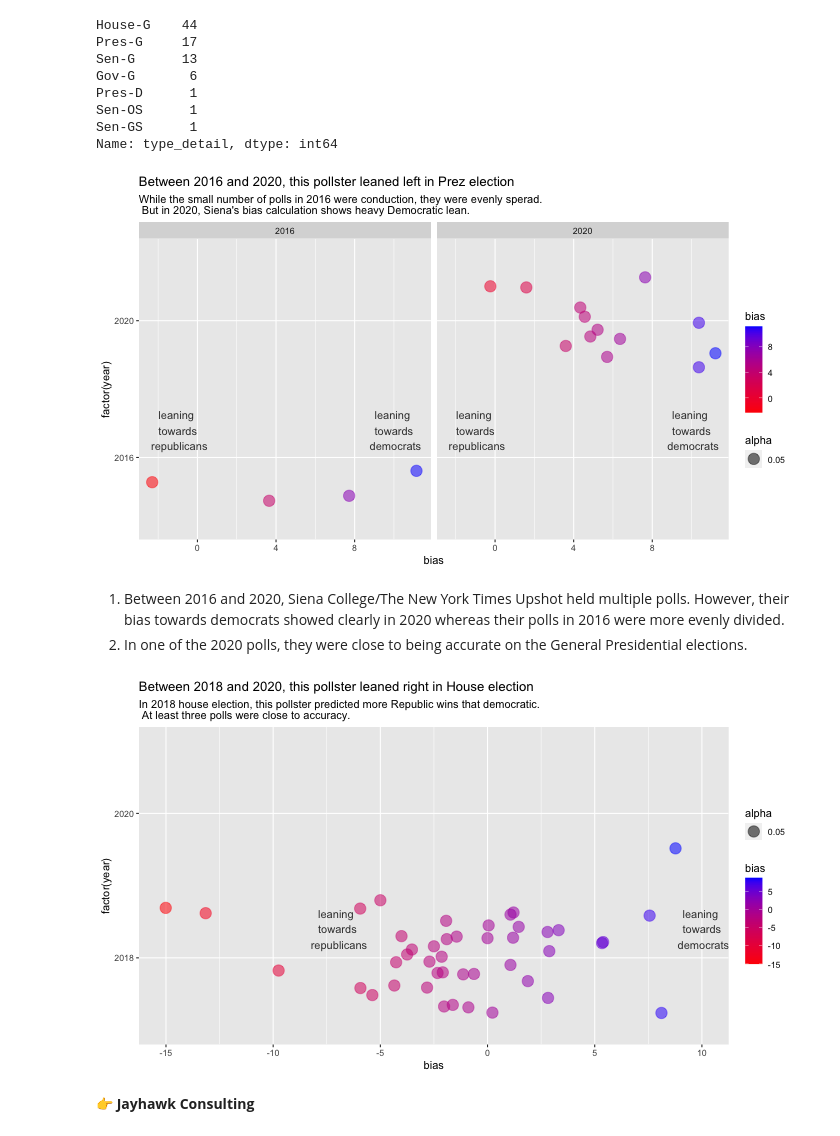
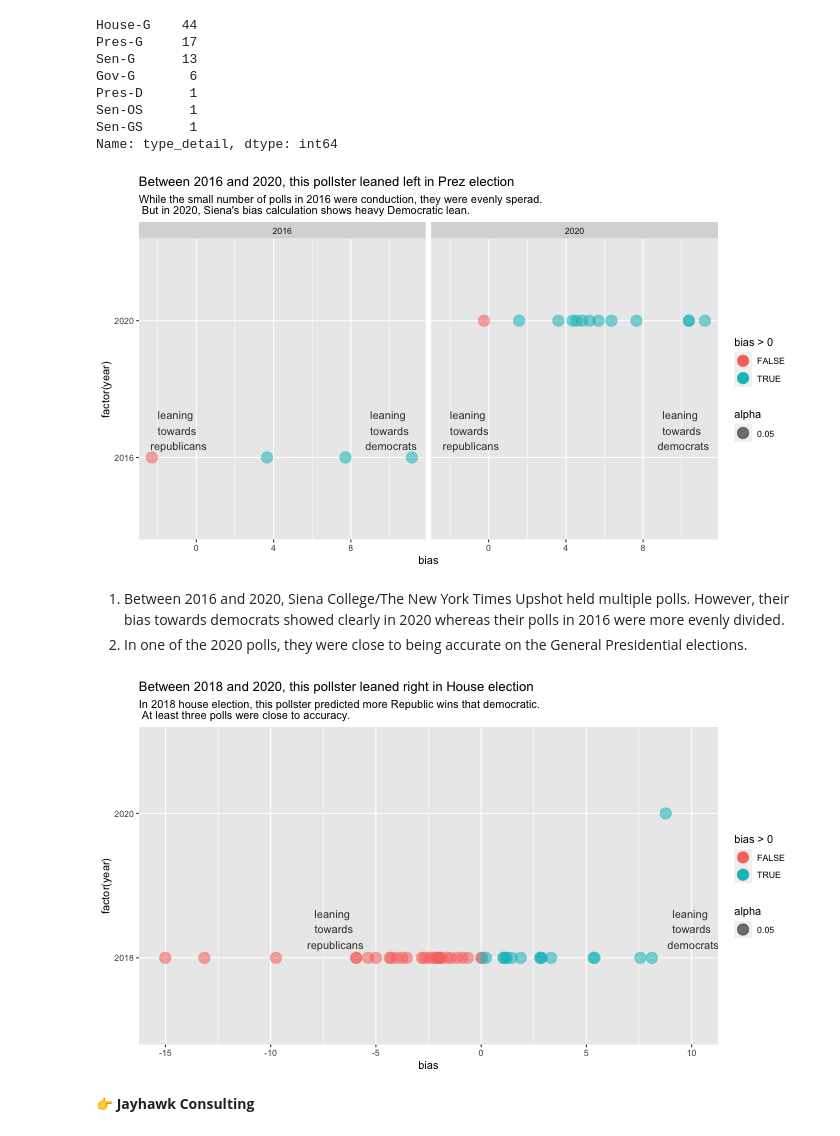
Before and after one commit to data4news-students/polling-exploration-vivek-shalaka, a Jupyter notebook: notebook-3.ipynb, the cells around one changed output. Cells and saved outputs as stored; diff of their text form; code cells hidden in the pictures.

```diff
--- a/notebook-3.ipynb
+++ b/notebook-3.ipynb
@@ -120,26 +158,29 @@ df_siena <- df %>%
 
 # a basic histogram
 ggplot(df_siena) +
-    aes(x=bias,y=factor(year), alpha=0.05, color=bias) +
-    geom_jitter(cex=5) + facet_wrap(~year) + scale_color_gradient(low="red", high="blue") + annotate("text", label="leaning \n towards \n republicans", x=-1, y=1.2, colour="black", alpha=0.8) +
+    aes(x=bias,y=factor(year), alpha=0.05, color=bias>0) +
+    geom_point(size=5) + facet_wrap(~year) + #scale_color_gradient(low="red", high="blue") +
+    annotate("text", label="leaning \n towards \n republicans", x=-1, y=1.2, colour="black", alpha=0.8) +
     annotate("text", label="leaning \n towards \n democrats", x=10, y=1.2, colour="black", alpha=0.8) + labs(title="Between 2016 and 2020, this pollster leaned left in Prez election", subtitle="While the small number of polls in 2016 were conduction, they were evenly sperad.\n But in 2020, Siena's bias calculation shows heavy Democratic lean.")
 # %% [output]
-[figure, old version]
+[figure, new version]
 # %% [markdown]
 1. Between 2016 and 2020, Siena College/The New York Times Upshot held multiple polls. However, their bias towards democrats showed clearly in 2020 whereas their polls in 2016 were more evenly divided.
 2. In one of the 2020 polls, they were close to being accurate on the General Presidential elections.
 # %%
 %%R -w 700 -h 400
 
 df_siena <- df %>%
-    filter(pollster=='Siena College/The New York Times Upshot',type_detail=='House-G') # Filter data to polls in presidential general elections only
+    filter(pollster=='Siena College/The New York Times Upshot', type_detail=='House-G') # Filter data to polls in presidential general elections only
 
 ggplot(df_siena) +
-    aes(x=bias,y=factor(year), size=bias, alpha=0.05, color=bias) +
-    geom_jitter(cex=5) + scale_color_gradient(low="red", high="blue") + annotate("text", label="leaning \n towards \n republicans", x=-7, y=1.2, colour="black", alpha=0.8) +
-    annotate("text", label="leaning \n towards \n democrats", x=10, y=1.2, colour="black", alpha=0.8) + labs(title="Between 2018 and 2020, this pollster leaned right in House election", subtitle="In 2018 house election, this pollster predicted more Republic wins that democratic.\n At least three polls were close to accuracy.")
+    aes(x=bias, y=factor(year), alpha=0.05, color=bias>0) +
+    geom_point(size=5) + #scale_color_gradient2(low="red", high="blue", mid='white', midpoint=0) +
+    annotate("text", label="leaning \n towards \n republicans", x=-7, y=1.2, colour="black", alpha=0.8) +
+    annotate("text", label="leaning \n towards \n democrats", x=10, y=1.2, colour="black", alpha=0.8) +
+    labs(title="Between 2018 and 2020, this pollster leaned right in House election", subtitle="In 2018 house election, this pollster predicted more Republic wins that democratic.\n At least three polls were close to accuracy.")
 # %% [output]
-[figure, old version]
+[figure, new version]
 # %% [markdown]
 👉 **Jayhawk Consulting**
 # %%
```
Also changed, not shown: parts of 16 cells of this notebook.
